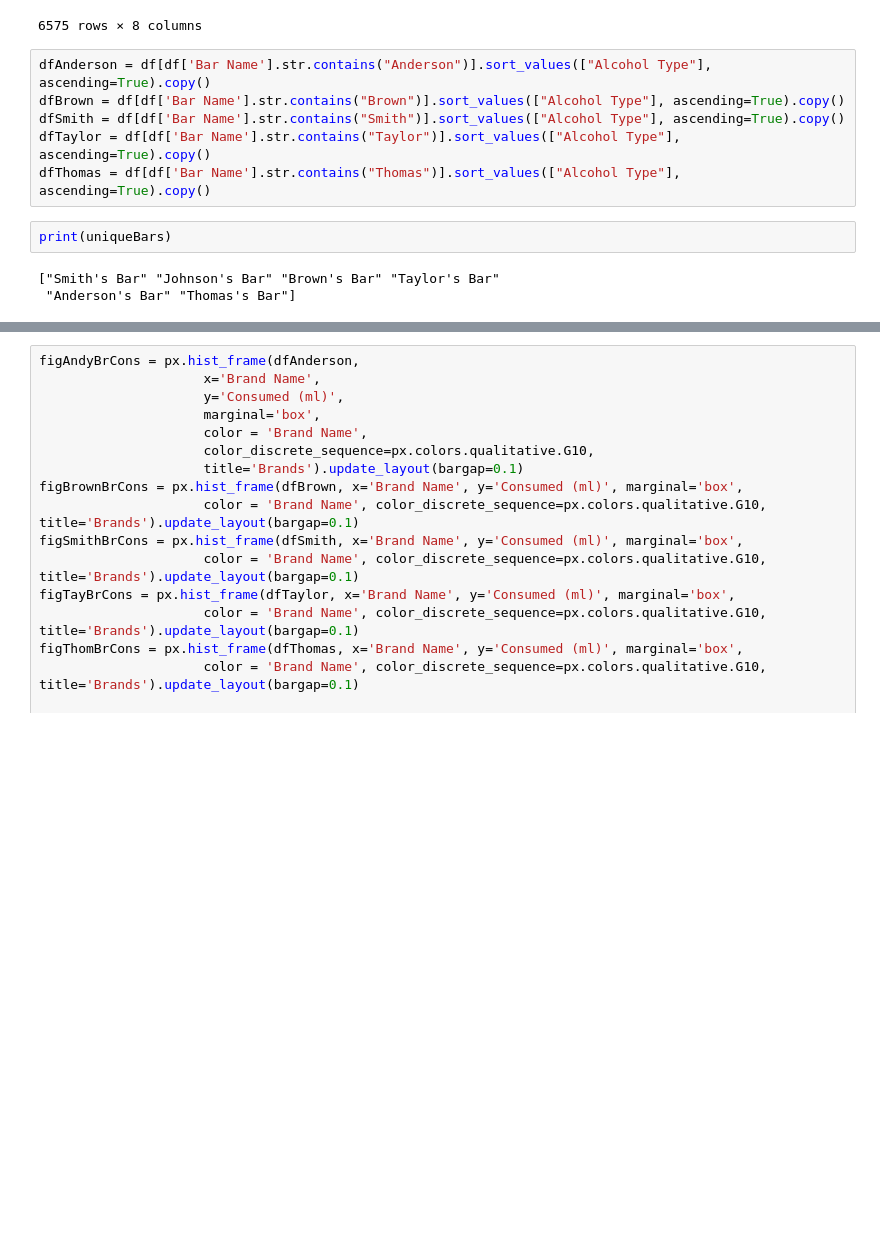
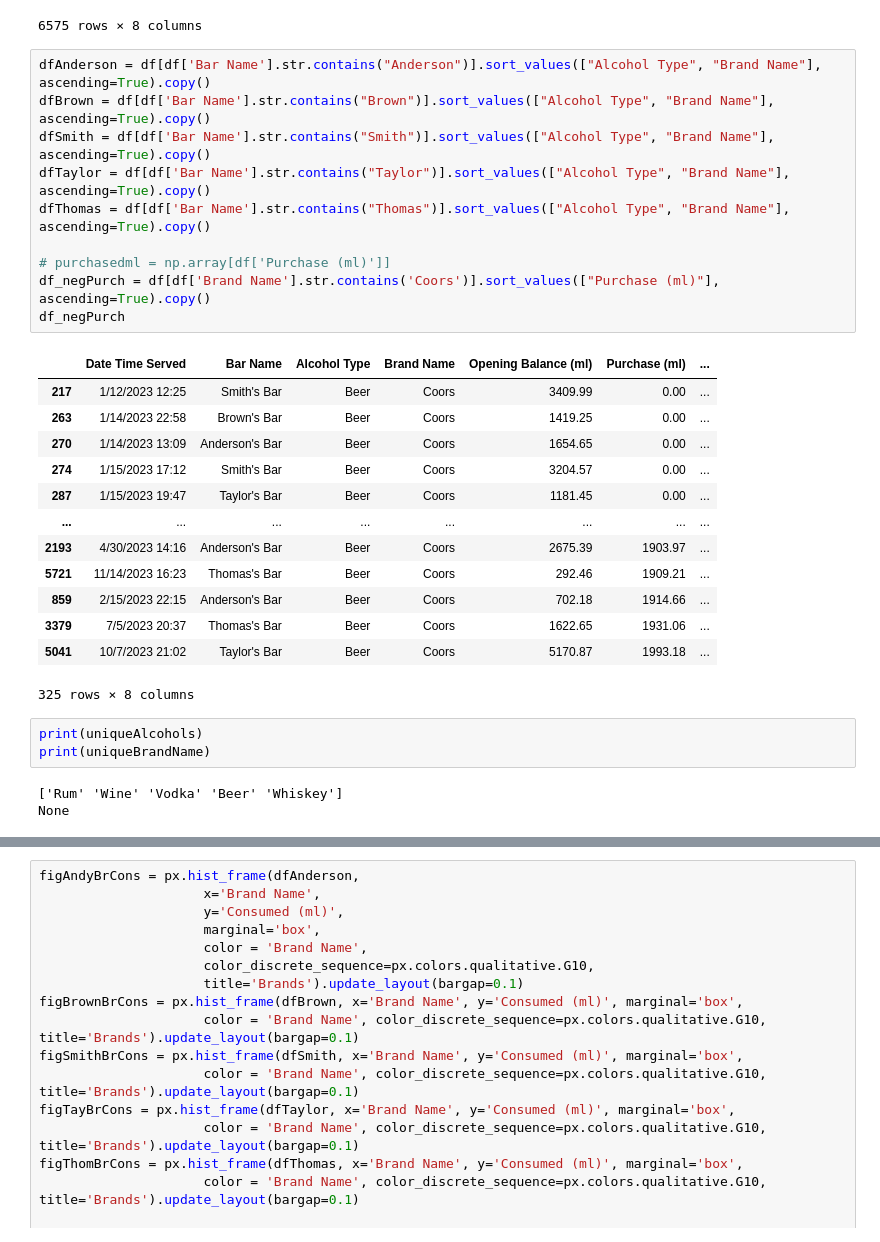
Before and after one commit to SoultySprings/PyProjects, a Jupyter notebook: kristalball/consumptionML.ipynb, the cells around one changed output, grey strips where cells are left out. Saved outputs shown, nothing was run; the diff lists cells and outputs as text; blank space fills up the shorter version.

```diff
--- a/kristalball/consumptionML.ipynb
+++ b/kristalball/consumptionML.ipynb
@@ -171,13 +171,32 @@ dfBarAlcoholBrand
 | 6475 | 12/26/2023 22:50 | Thomas's Bar | Wine | Yellow Tail | 1106.31 | 1882.22 | ... |
 6575 rows × 8 columns
 # %%
-dfAnderson = df[df['Bar Name'].str.contains("Anderson")].sort_values(["Alcohol Type"], ascending=True).copy()
-dfBrown = df[df['Bar Name'].str.contains("Brown")].sort_values(["Alcohol Type"], ascending=True).copy()
-dfSmith = df[df['Bar Name'].str.contains("Smith")].sort_values(["Alcohol Type"], ascending=True).copy()
-dfTaylor = df[df['Bar Name'].str.contains("Taylor")].sort_values(["Alcohol Type"], ascending=True).copy()
-dfThomas = df[df['Bar Name'].str.contains("Thomas")].sort_values(["Alcohol Type"], ascending=True).copy()
+dfAnderson = df[df['Bar Name'].str.contains("Anderson")].sort_values(["Alcohol Type", "Brand Name"], ascending=True).copy()
+dfBrown = df[df['Bar Name'].str.contains("Brown")].sort_values(["Alcohol Type", "Brand Name"], ascending=True).copy()
+dfSmith = df[df['Bar Name'].str.contains("Smith")].sort_values(["Alcohol Type", "Brand Name"], ascending=True).copy()
+dfTaylor = df[df['Bar Name'].str.contains("Taylor")].sort_values(["Alcohol Type", "Brand Name"], ascending=True).copy()
+dfThomas = df[df['Bar Name'].str.contains("Thomas")].sort_values(["Alcohol Type", "Brand Name"], ascending=True).copy()
+
+# purchasedml = np.array[df['Purchase (ml)']]
+df_negPurch = df[df['Brand Name'].str.contains('Coors')].sort_values(["Purchase (ml)"], ascending=True).copy()
+df_negPurch
+# %% [output]
+|  | Date Time Served | Bar Name | Alcohol Type | Brand Name | Opening Balance (ml) | Purchase (ml) | ... |
+| 217 | 1/12/2023 12:25 | Smith's Bar | Beer | Coors | 3409.99 | 0.00 | ... |
+| 263 | 1/14/2023 22:58 | Brown's Bar | Beer | Coors | 1419.25 | 0.00 | ... |
+| 270 | 1/14/2023 13:09 | Anderson's Bar | Beer | Coors | 1654.65 | 0.00 | ... |
+| 274 | 1/15/2023 17:12 | Smith's Bar | Beer | Coors | 3204.57 | 0.00 | ... |
+| 287 | 1/15/2023 19:47 | Taylor's Bar | Beer | Coors | 1181.45 | 0.00 | ... |
+| ... | ... | ... | ... | ... | ... | ... | ... |
+| 2193 | 4/30/2023 14:16 | Anderson's Bar | Beer | Coors | 2675.39 | 1903.97 | ... |
+| 5721 | 11/14/2023 16:23 | Thomas's Bar | Beer | Coors | 292.46 | 1909.21 | ... |
+| 859 | 2/15/2023 22:15 | Anderson's Bar | Beer | Coors | 702.18 | 1914.66 | ... |
+| 3379 | 7/5/2023 20:37 | Thomas's Bar | Beer | Coors | 1622.65 | 1931.06 | ... |
+| 5041 | 10/7/2023 21:02 | Taylor's Bar | Beer | Coors | 5170.87 | 1993.18 | ... |
+325 rows × 8 columns
-# %%
-print(uniqueBars)
-# %% [output]
-["Smith's Bar" "Johnson's Bar" "Brown's Bar" "Taylor's Bar"
- "Anderson's Bar" "Thomas's Bar"]
+# %%
+print(uniqueAlcohols)
+print(uniqueBrandName)
+# %% [output]
+['Rum' 'Wine' 'Vodka' 'Beer' 'Whiskey']
+None
```
Also changed, not shown: parts of 4 cells of this notebook.
